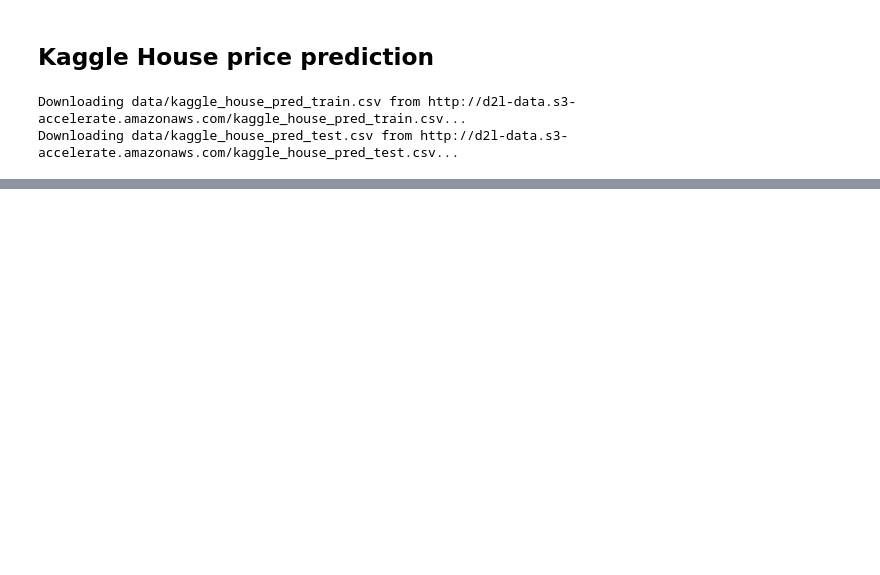
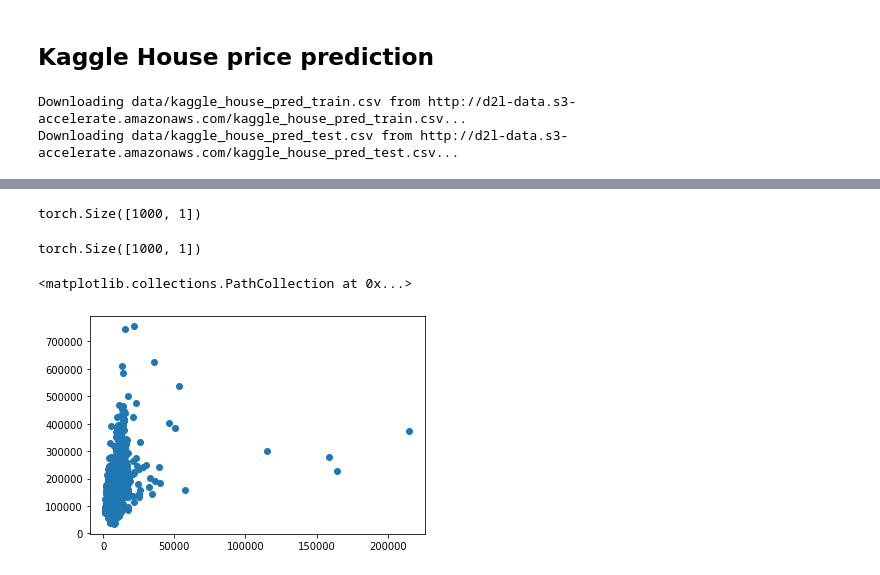
Before and after one commit to ramajoballester/mil_deeplearning, a Jupyter notebook: 1_introduccion.ipynb, the cells around one changed output, grey strips where cells are left out. Drawn from its saved outputs; the diff is of its cells as text; code cells hidden in the pictures; blank space fills up the shorter version.

```diff
--- a/1_introduccion.ipynb
+++ b/1_introduccion.ipynb
@@ -872,0 +1054,3 @@ Downloading data/kaggle_house_pred_test.csv from http://d2l-data.s3-accelerate.a
+# %%
+x_train = torch.Tensor(df_train['LotArea']).unsqueeze(-1)
+y_train = torch.Tensor(df_train['SalePrice']).unsqueeze(-1)
@@ -872,0 +1061,21 @@ Downloading data/kaggle_house_pred_test.csv from http://d2l-data.s3-accelerate.a
+# %%
+train_dataset = torch.utils.data.TensorDataset(x_train, y_train)
+# %%
+train_dataloader = torch.utils.data.DataLoader(train_dataset,
+                                               batch_size=1000,
+                                               shuffle=True, num_workers=1)
+# %%
+x, y = next(iter(train_dataloader))
+# %%
+x.shape
+# %% [output]
+torch.Size([1000, 1])
+# %%
+y.shape
+# %% [output]
+torch.Size([1000, 1])
+# %%
+plt.scatter(x, y)
+# %% [output]
+<matplotlib.collections.PathCollection at 0x...>
+[figure, added]
```
Also changed, not shown: parts of 59 cells of this notebook.
